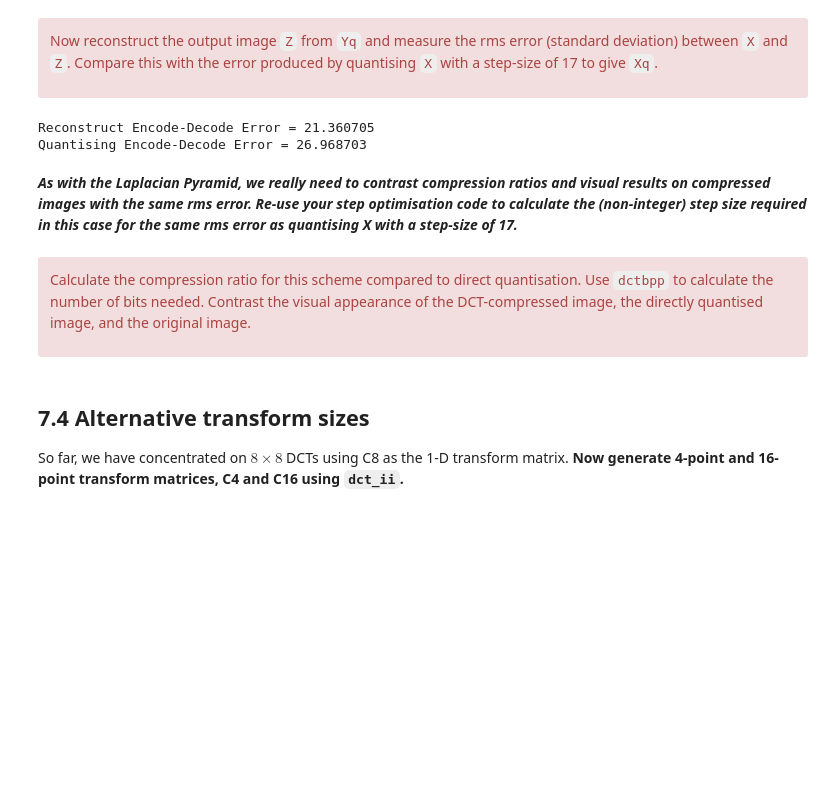
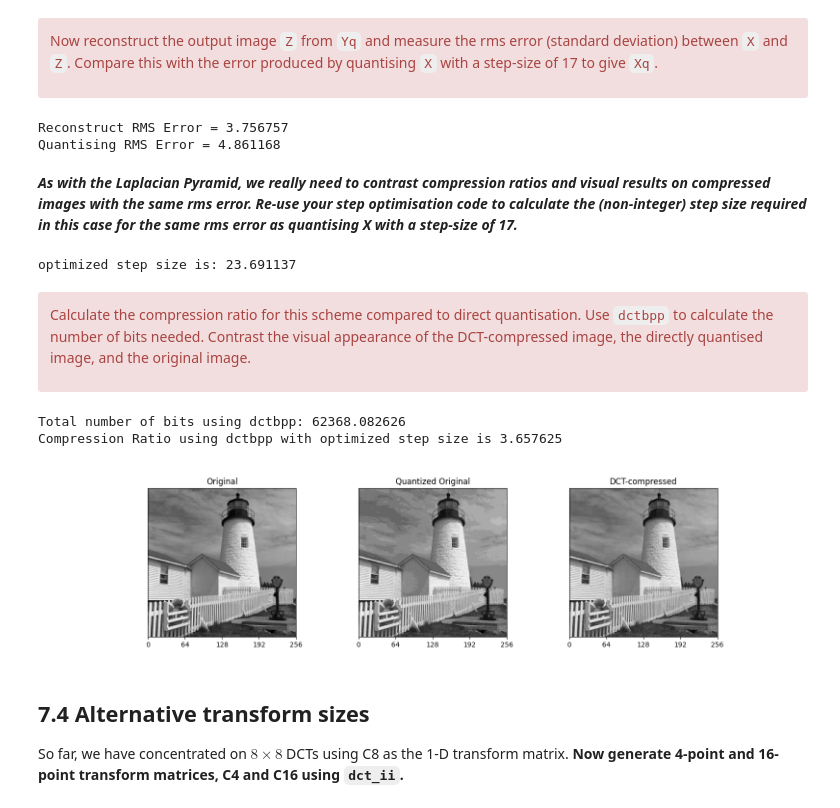
Before and after one commit to EntropyF/cued_sf2_lab, a Jupyter notebook: 7-the-discrete-cosine-transform.ipynb, the cells around one changed output. Drawn from its saved outputs; the diff is of its cells as text; code cells hidden in the pictures; blank space fills up the shorter version.

```diff
--- a/7-the-discrete-cosine-transform.ipynb
+++ b/7-the-discrete-cosine-transform.ipynb
@@ -346,14 +346,16 @@ error produced by quantising `X` with a step-size of 17 to give `Xq`.
 # Your code here
 Z = colxfm(colxfm(Yq.T, C8.T).T, C8.T)
 
-encode_decode_err1 = np.max(np.abs(X - Z))
-print(f'Reconstruct Encode-Decode Error = {encode_decode_err1:6f}')
+# Calculate the rms error between X and Z
+rms1 = np.std(X - Z)
+print(f'Reconstruct RMS Error = {rms1:6f}')
 
+# Calculate the rms error between Xq and Z
 Xq = quantise(X, 17)
-encode_decode_err2 = np.max(np.abs(Xq - Z))
-print(f'Quantising Encode-Decode Error = {encode_decode_err2:6f}')
+rms2 = np.std(X - Xq)
+print(f'Quantising RMS Error = {rms2:6f}')
 # %% [output]
-Reconstruct Encode-Decode Error = 21.360705
-Quantising Encode-Decode Error = 26.968703
+Reconstruct RMS Error = 3.756757
+Quantising RMS Error = 4.861168
 # %% [markdown]
 ***As with the Laplacian Pyramid, we really need to contrast compression ratios and visual results on compressed images with the same rms error. Re-use your step optimisation code to calculate the (non-integer) step size required in this case for the same rms error as quantising X with a step-size of 17.***
@@ -362,3 +362,27 @@ Quantising Encode-Decode Error = 26.968703
+# %%
+# Your code here
+
+# Write your optimisation and step size selection here
+from scipy.optimize import minimize_scalar
+
+def dct_rms_error(step):
+    Yq = quantise(Y, step)
+    Z = colxfm(colxfm(Yq.T, C8.T).T, C8.T)
+
+    rms_error = np.std(X - Z)
+    return abs(rms_error- rms2)
+
+def optimize_dct_step_size():
+    result = minimize_scalar(
+        dct_rms_error,
+        bounds=(0.1, 50),
+        method='bounded'
+        )
+    return result.x
+
+print(f'optimized step size is: {optimize_dct_step_size():6f}')
+# %% [output]
+optimized step size is: 23.691137
 # %% [markdown]
 <div class="alert alert-block alert-danger">
 
@@ -370,3 +392,40 @@ Calculate the compression ratio for this scheme compared to direct quantisation.
+# %%
+# Your code here
+
+step_opt = optimize_dct_step_size()
+# Quantise the transformed image Y using optimized step size
+Yq = quantise(Y, step_opt)
+N = 8
+Yr = regroup(Yq, N)
+
+# Total number of bits using dctbpp
+dctbpp_bits = dctbpp(Yr, N)
+print(f'Total number of bits using dctbpp: {dctbpp_bits:2f}')
+
+# Total number of bits using direct quantization
+quant_bits = bpp(quantise(X, 17)) * X.size
+
+# Compression ratio using dctbpp with optimized step size
+compression_ratio_step_opt = quant_bits / dctbpp_bits
+print(f'Compression Ratio using dctbpp with optimized step size is {compression_ratio_step_opt:6f}')
+# %% [output]
+Total number of bits using dctbpp: 62368.082626
+Compression Ratio using dctbpp with optimized step size is 3.657625
+# %%
+Z = colxfm(colxfm(Yq.T, C8.T).T, C8.T)
+
+# image.
+titles = ["Original", "Quantized Original", "DCT-compressed"]
+imgs = [X, Xq, Z]
+fig, axs = plt.subplots(1, 3, figsize=(16, 4))
+
+for ax, img, title in zip(axs, imgs, titles):
+    plot_image(img, ax=ax)
+    ax.set(yticks=[], title=title)
+
+plt.show()
+# %% [output]
+[figure, added]
 # %% [markdown]
 
 ## 7.4 Alternative transform sizes
```
Also changed, not shown: parts of 6 cells of this notebook, 1 other file.
